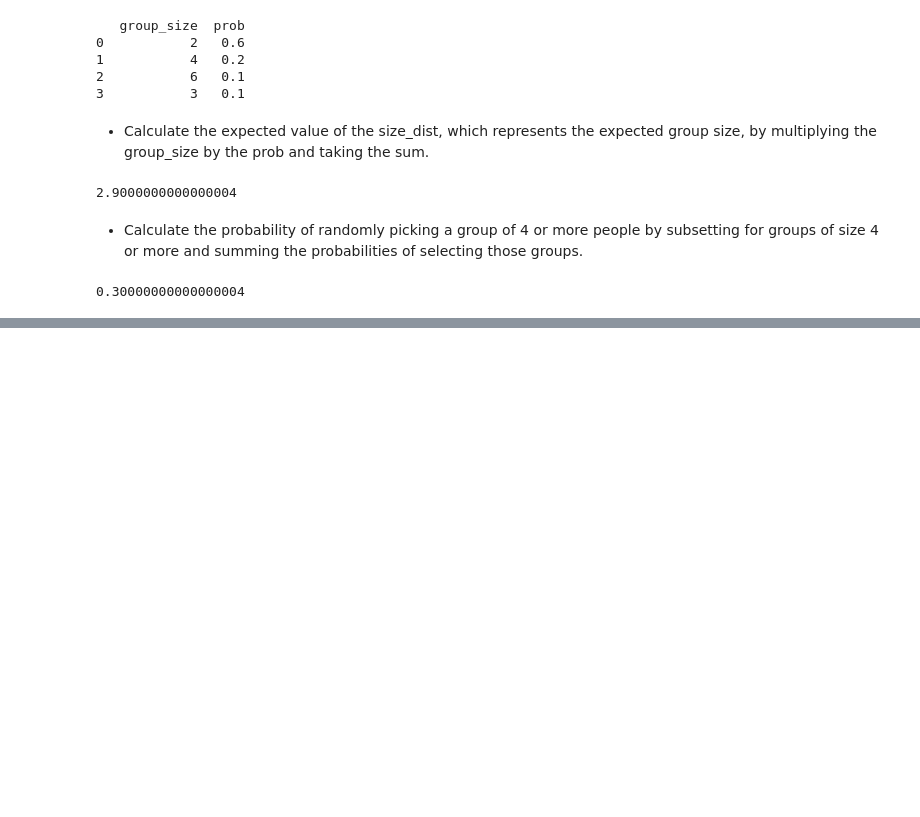
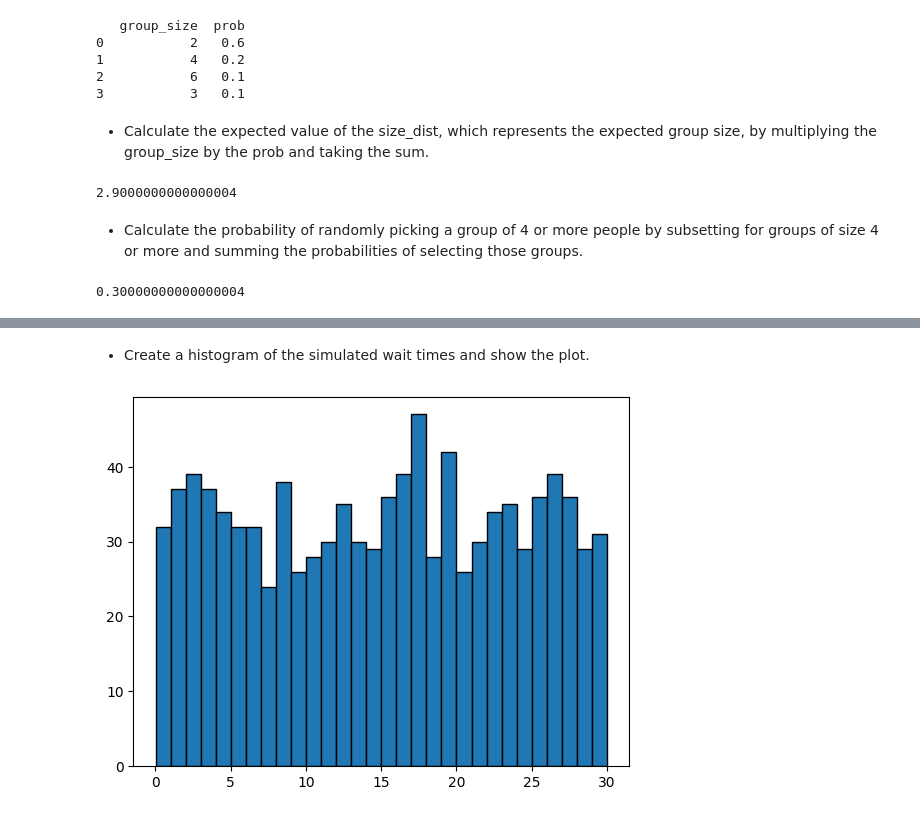
Before and after one commit to petsereypanha/python_data, a Jupyter notebook: introduction/Statistics.ipynb, the cells around one changed output, grey strips where cells are left out. Cells and saved outputs as stored; diff of their text form; code cells hidden in the pictures; blank space fills up the shorter version.

```diff
--- a/introduction/Statistics.ipynb
+++ b/introduction/Statistics.ipynb
@@ -670,0 +725,5 @@ print(prob_4_or_more)
+# %%
+# Generate 1000 wait times between 0 and 30 mins
+wait_times = uniform.rvs(loc=0, scale=30, size=1000)
+
+print(wait_times)
@@ -670,0 +748,2 @@ print(prob_4_or_more)
+# %% [markdown]
+- Create a histogram of the simulated wait times and show the plot.
@@ -670,0 +755,6 @@ print(prob_4_or_more)
+# %%
+# Create a histogram of simulated times and show plot
+plt.hist(wait_times, bins=30, edgecolor='black')
+plt.show()
+# %% [output]
+[figure, added]
```
Also changed, not shown: parts of 31 cells of this notebook.
